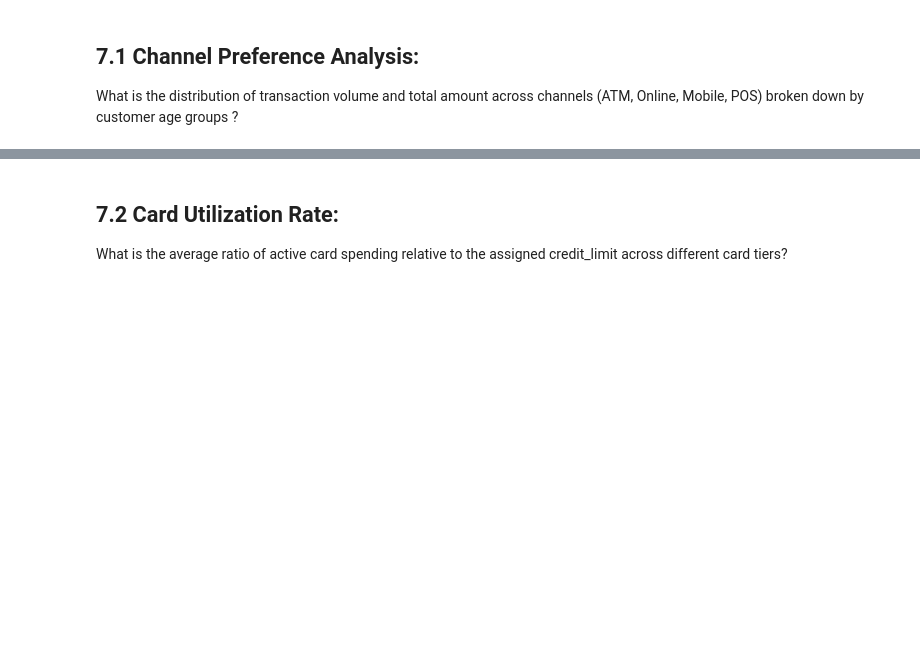
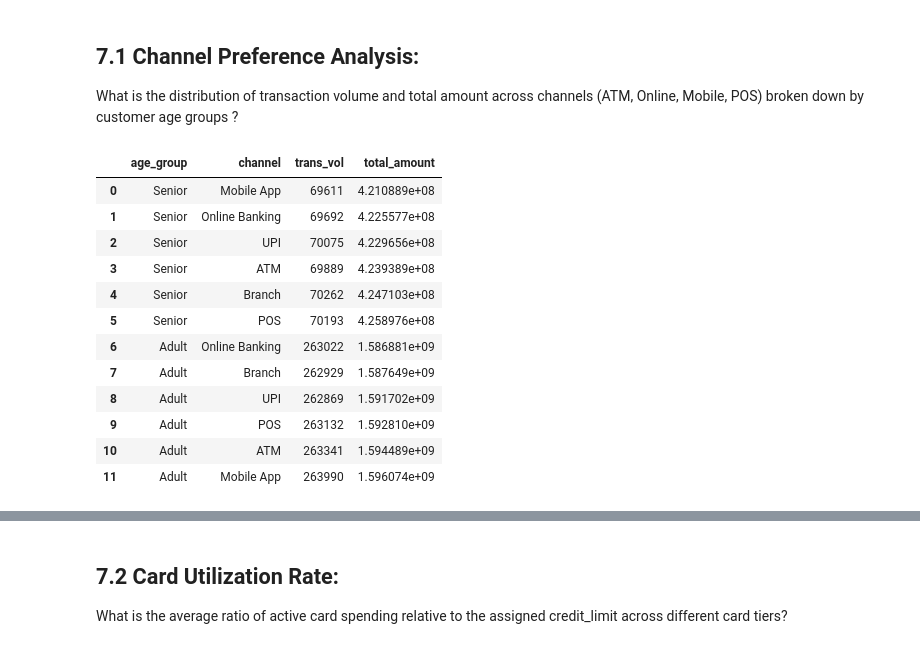
Before and after one commit to Kartika-Nidhi/Banking_Transaction_Analysis_SQL, a Jupyter notebook: BankingTransactions.ipynb, the cells around one changed output, grey strips where cells are left out. Saved outputs shown, nothing was run; the diff lists cells and outputs as text; code cells hidden in the pictures; blank space fills up the shorter version.

```diff
--- a/BankingTransactions.ipynb
+++ b/BankingTransactions.ipynb
@@ -1261,3 +1261,41 @@ plt.show()
 # %% [markdown]
 ## 7.1 Channel Preference Analysis:
 What is the distribution of transaction volume and total amount across channels (ATM, Online, Mobile, POS) broken down by customer age groups ?
+# %%
+query = """
+WITH age_group AS (
+SELECT customer_id, TIMESTAMPDIFF(YEAR, date_of_birth, CURDATE()) AS age,
+CASE
+    WHEN TIMESTAMPDIFF(YEAR, date_of_birth, CURDATE()) < 18 THEN 'Minor'
+    WHEN TIMESTAMPDIFF(YEAR, date_of_birth, CURDATE()) BETWEEN 18 AND 64 THEN 'Adult'
+    ELSE 'Senior'
+    END AS age_group
+FROM customers
+)
+
+SELECT age_group, channel, COUNT(*) AS trans_vol, SUM(amount) AS total_amount
+FROM transactions AS t
+JOIN accounts AS a
+    ON t.account_id = a.account_id
+JOIN age_group AS ag
+    ON a.customer_id = ag.customer_id
+GROUP BY age_group, channel
+ORDER BY total_amount, trans_vol
+;
+"""
+df = pd.read_sql(query, engine)
+df
+# %% [output]
+|  | age_group | channel | trans_vol | total_amount |
+| 0 | Senior | Mobile App | 69611 | 4.210889e+08 |
+| 1 | Senior | Online Banking | 69692 | 4.225577e+08 |
+| 2 | Senior | UPI | 70075 | 4.229656e+08 |
+| 3 | Senior | ATM | 69889 | 4.239389e+08 |
+| 4 | Senior | Branch | 70262 | 4.247103e+08 |
+| 5 | Senior | POS | 70193 | 4.258976e+08 |
+| 6 | Adult | Online Banking | 263022 | 1.586881e+09 |
+| 7 | Adult | Branch | 262929 | 1.587649e+09 |
+| 8 | Adult | UPI | 262869 | 1.591702e+09 |
+| 9 | Adult | POS | 263132 | 1.592810e+09 |
+| 10 | Adult | ATM | 263341 | 1.594489e+09 |
+| 11 | Adult | Mobile App | 263990 | 1.596074e+09 |
```
Also changed, not shown: parts of 5 cells of this notebook.
